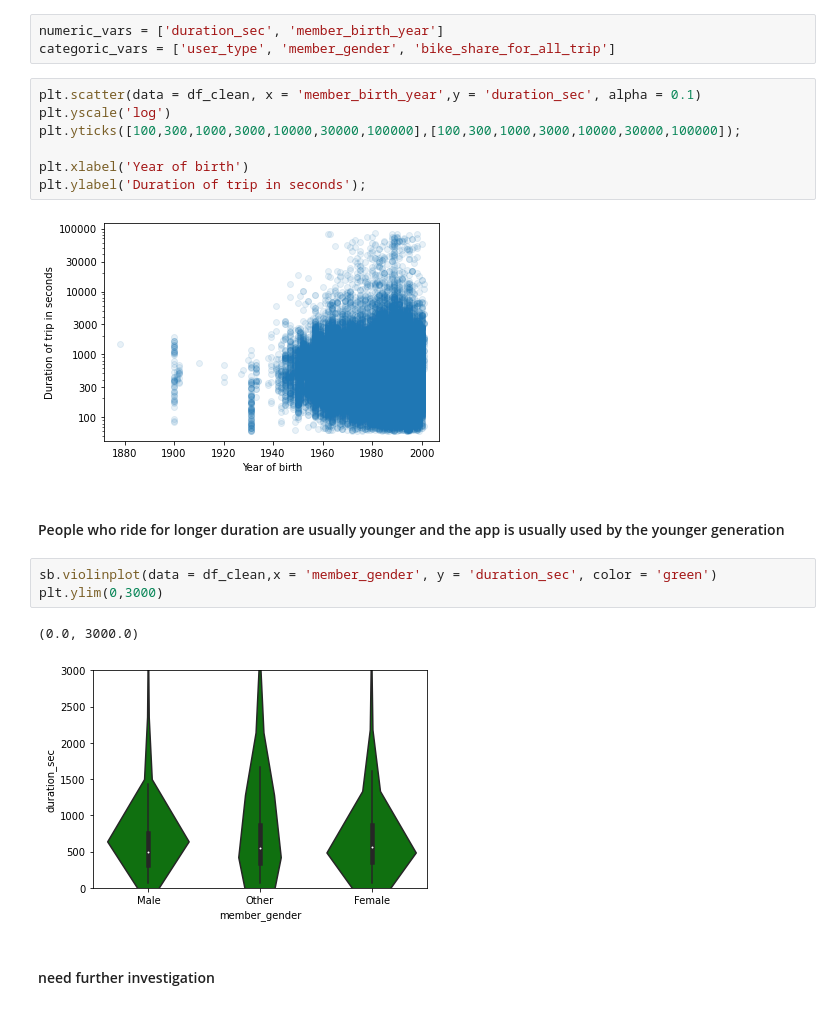
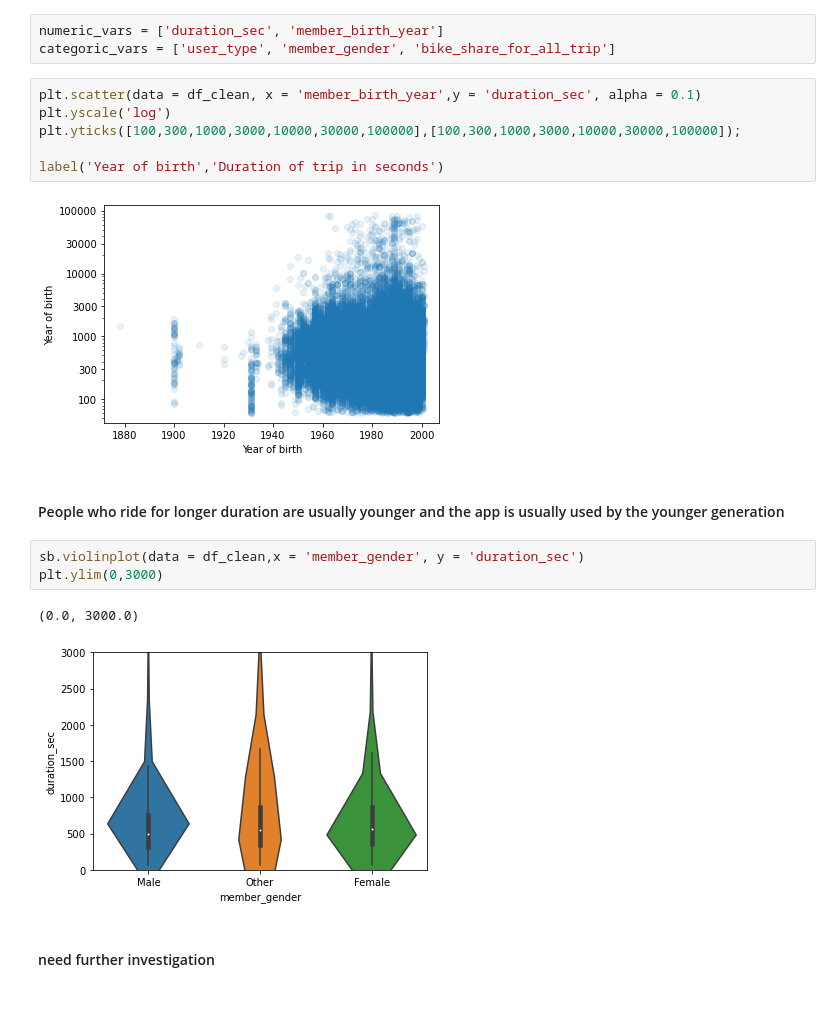
Before and after one commit to AbdelrahmanT/Communicate-Data-Findings-Udacity-Project, a Jupyter notebook: exploration_template.ipynb, the cells around one changed output. Saved outputs shown, nothing was run; the diff lists cells and outputs as text.

```diff
--- a/exploration_template.ipynb
+++ b/exploration_template.ipynb
@@ -203,18 +219,17 @@ plt.scatter(data = df_clean, x = 'member_birth_year',y = 'duration_sec', alpha =
 plt.yscale('log')
 plt.yticks([100,300,1000,3000,10000,30000,100000],[100,300,1000,3000,10000,30000,100000]);
 
-plt.xlabel('Year of birth')
-plt.ylabel('Duration of trip in seconds');
+label('Year of birth','Duration of trip in seconds')
 # %% [output]
-[figure, old version]
+[figure, new version]
 # %% [markdown]
 #### People who ride for longer duration are usually younger and the app is usually used by the younger generation
 # %%
-sb.violinplot(data = df_clean,x = 'member_gender', y = 'duration_sec', color = 'green')
+sb.violinplot(data = df_clean,x = 'member_gender', y = 'duration_sec')
 plt.ylim(0,3000)
 # %% [output]
 (0.0, 3000.0)
-[figure, old version]
+[figure, new version]
 # %% [markdown]
 #### need further investigation
 # %%
```
Also changed, not shown: parts of 18 cells of this notebook.
